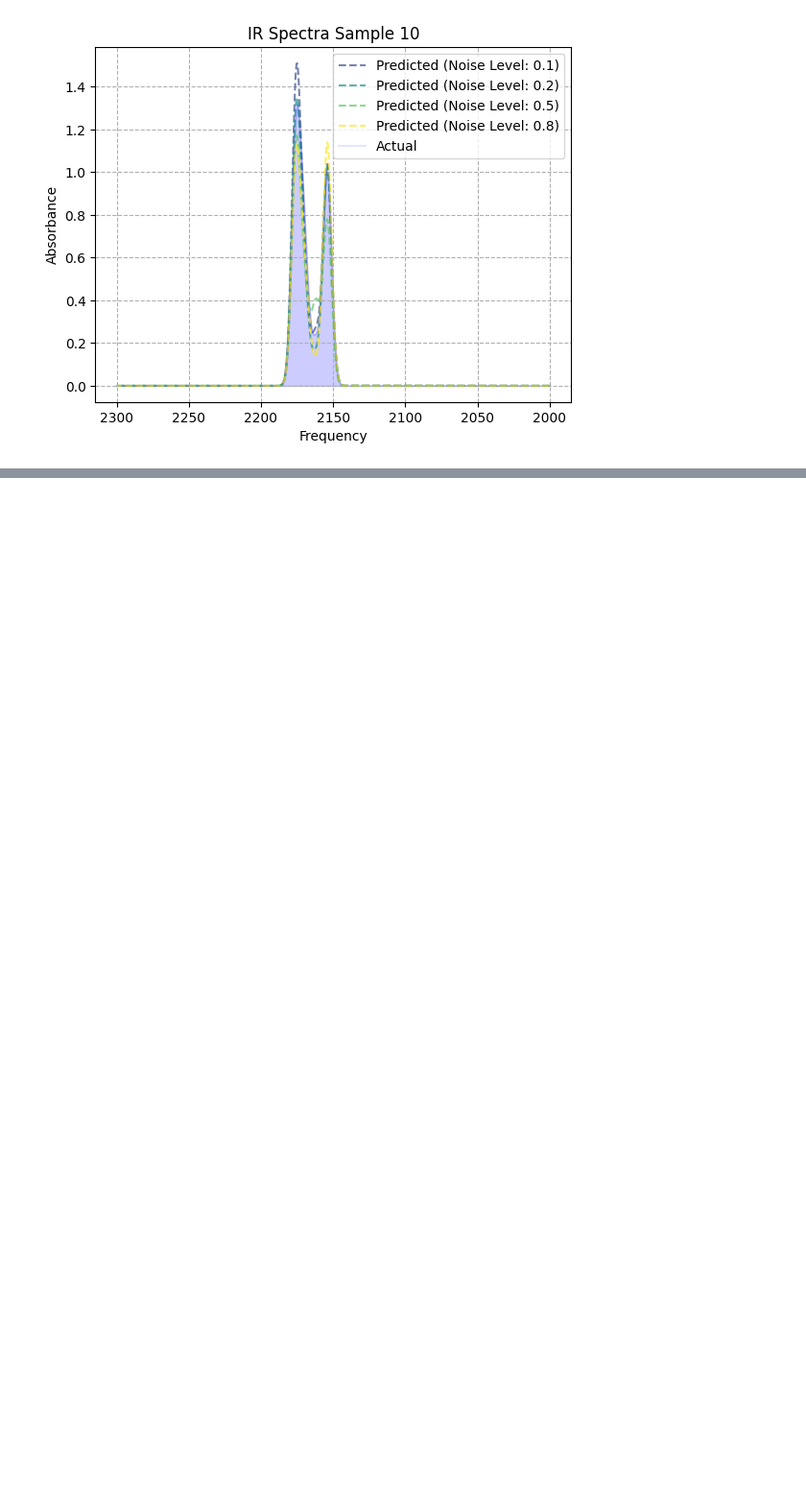
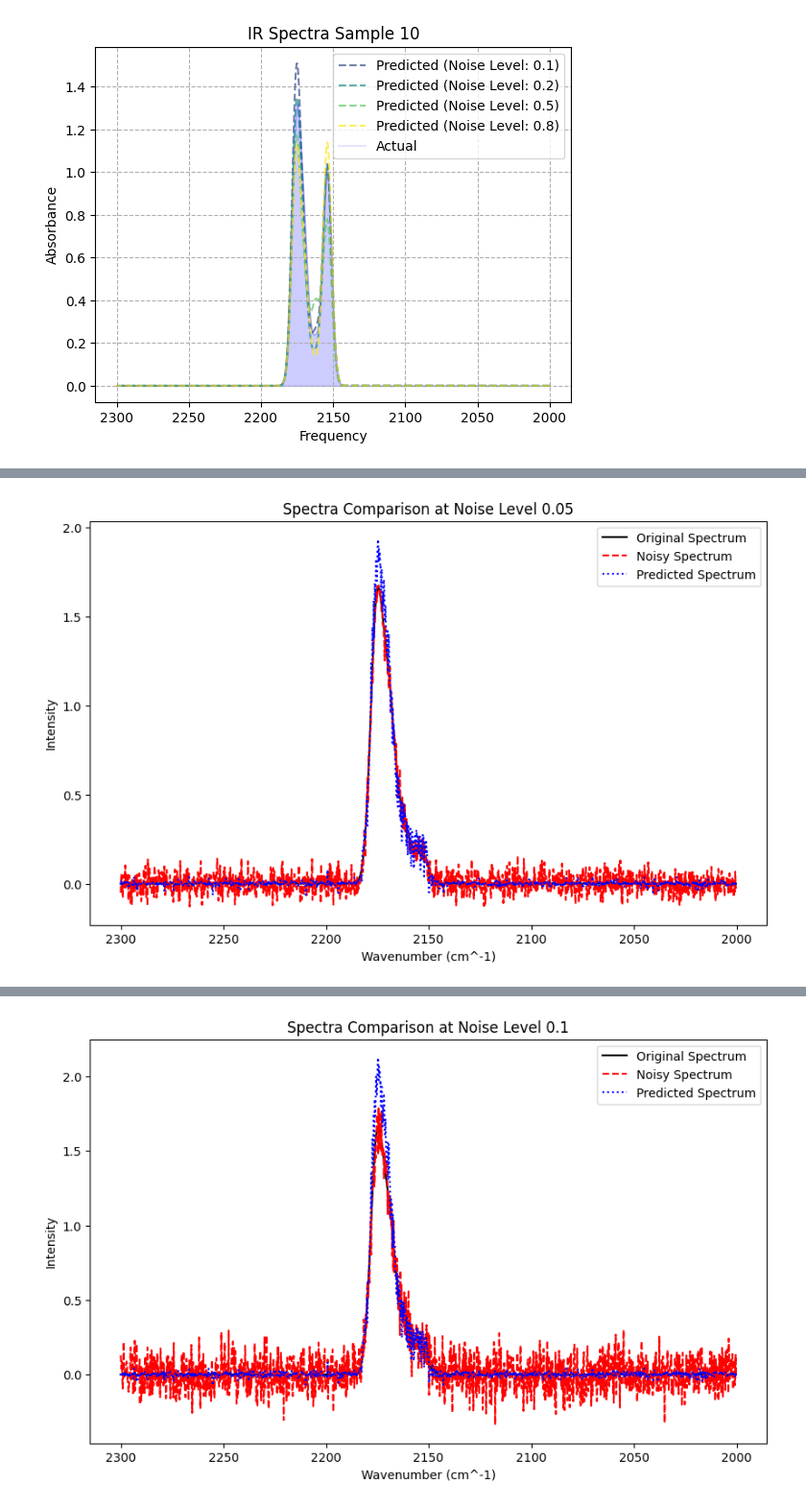
Before and after one commit to MehrdadJalali-AI/Spectrum, a Jupyter notebook: ActualPredcitedCNN_withNoise.ipynb, the cells around one changed output, grey strips where cells are left out. Shown at 96% size. Saved outputs shown, nothing was run; the diff lists cells and outputs as text; code cells hidden in the pictures; blank space fills up the shorter version.

```diff
--- a/ActualPredcitedCNN_withNoise.ipynb
+++ b/ActualPredcitedCNN_withNoise.ipynb
@@ -523 +523,71 @@ WARNING:absl:You are saving your model as an HDF5 file via `model.save()` or `ke
 [figure]
+# %%
+import numpy as np
+import matplotlib.pyplot as plt
+import tensorflow as tf
+from tensorflow.keras import Sequential
+from tensorflow.keras.layers import Dense, Conv1D, Flatten, AveragePooling1D
+from tensorflow.keras.regularizers import l1
+import random
+
+# Set random seeds for reproducibility
+np.random.seed(56)
+random.seed(56)
+tf.random.set_seed(56)
+
+def generate_spectrum_gaussians(amplitudes, centers, x_range):
+    """ Generate a spectrum as a sum of Gaussians. """
+    widthG = 18
+    return np.sum([amp * np.exp(-(x_range - center)**2 / widthG) for amp, center in zip(amplitudes, centers)], axis=0)
+
+def add_noise(spectrum, noise_level):
+    """ Add Gaussian noise to the spectrum. """
+    noise = np.random.normal(0, noise_level, spectrum.shape)
+    return spectrum + noise
+
+def predict_spectrum(model, noisy_spectrum):
+    """ Predict the spectrum based on the noisy input using a pre-trained model. """
+    return model.predict(noisy_spectrum.reshape(1, -1, 1)).flatten()
+
+# Example data preparation
+x_range = np.arange(2300, 2000, -0.2)
+centers = [2175, 2170, 2176, 2168, 2162, 2154]  # Frequency centers for Gaussian components
+amplitudes = [1.0, 0.6, 0.5, 0.4, 0.3, 0.2]  # Corresponding amplitudes
+
+original_spectrum = generate_spectrum_gaussians(amplitudes, centers, x_range)
+
+# Define model architecture
+model = Sequential([
+    Conv1D(16, 5, activation='relu', input_shape=(len(x_range), 1), kernel_regularizer=l1(0.001)),
+    Conv1D(16, 5, activation='relu'),
+    AveragePooling1D(5),
+    Flatten(),
+    Dense(128, activation='relu'),
+    Dense(len(x_range), activation='linear')  # Output layer must match the length of the spectrum
+])
+
+model.compile(optimizer='adam', loss='mse')
+# Example training process; in practice, you would need your training dataset
+model.fit(np.array([original_spectrum]*100).reshape(-1, len(x_range), 1), np.array([original_spectrum]*100), epochs=10, verbose=1)
+
+# Function to plot spectra
+def plot_spectra(x_range, original, noisy, predicted, title):
+    """ Plot original, noisy, and predicted spectra. """
+    plt.figure(figsize=(10, 6))
+    plt.plot(x_range, original, label='Original Spectrum', color='black')
+    plt.plot(x_range, noisy, label='Noisy Spectrum', linestyle='--', color='red')
+    plt.plot(x_range, predicted, label='Predicted Spectrum', linestyle=':', color='blue')
+    plt.title(title)
+    plt.xlabel('Wavenumber (cm^-1)')
+    plt.ylabel('Intensity')
+    plt.legend()
+    plt.gca().invert_xaxis()
+    plt.show()
+
+# Generate and plot spectra with various noise levels
+noise_levels = [0.05, 0.1, 0.2, 0.5]
+for noise_level in noise_levels:
+    noisy_spectrum = add_noise(original_spectrum, noise_level)
+    predicted_spectrum = predict_spectrum(model, noisy_spectrum)
+    plot_spectra(x_range, original_spectrum, noisy_spectrum, predicted_spectrum, f"Spectra Comparison at Noise Level {noise_level}")
+# %% [output]
@@ -523,0 +611 @@ WARNING:absl:You are saving your model as an HDF5 file via `model.save()` or `ke
+[figure, added]
@@ -523,0 +613 @@ WARNING:absl:You are saving your model as an HDF5 file via `model.save()` or `ke
+[figure, added]
```
Also changed, not shown: parts of 3 cells of this notebook.
